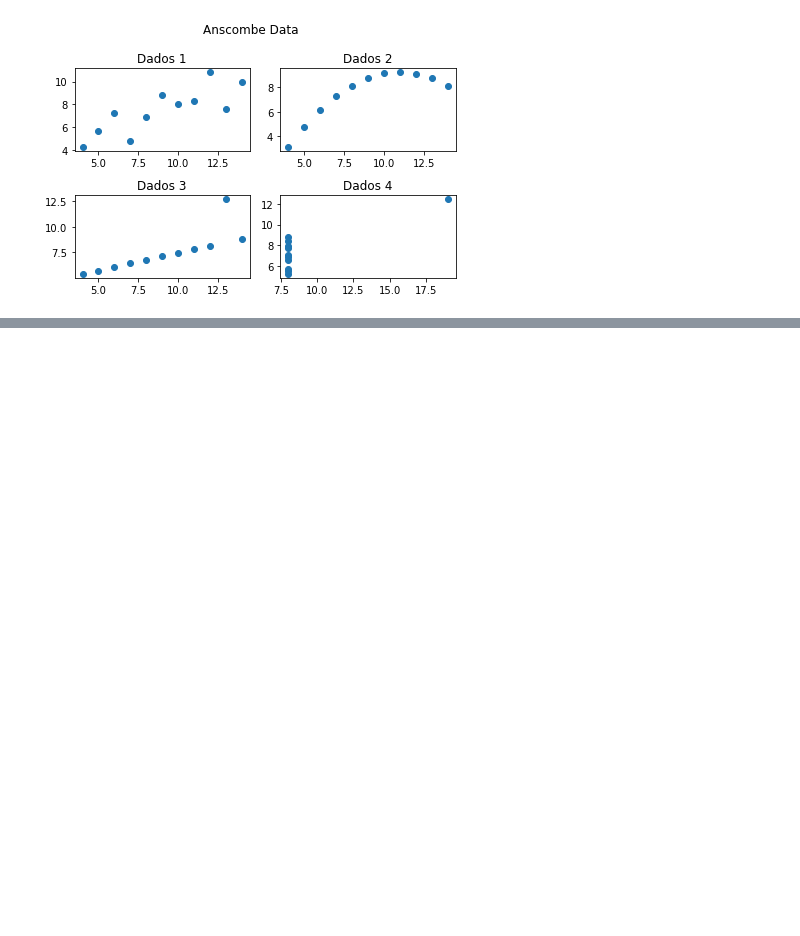
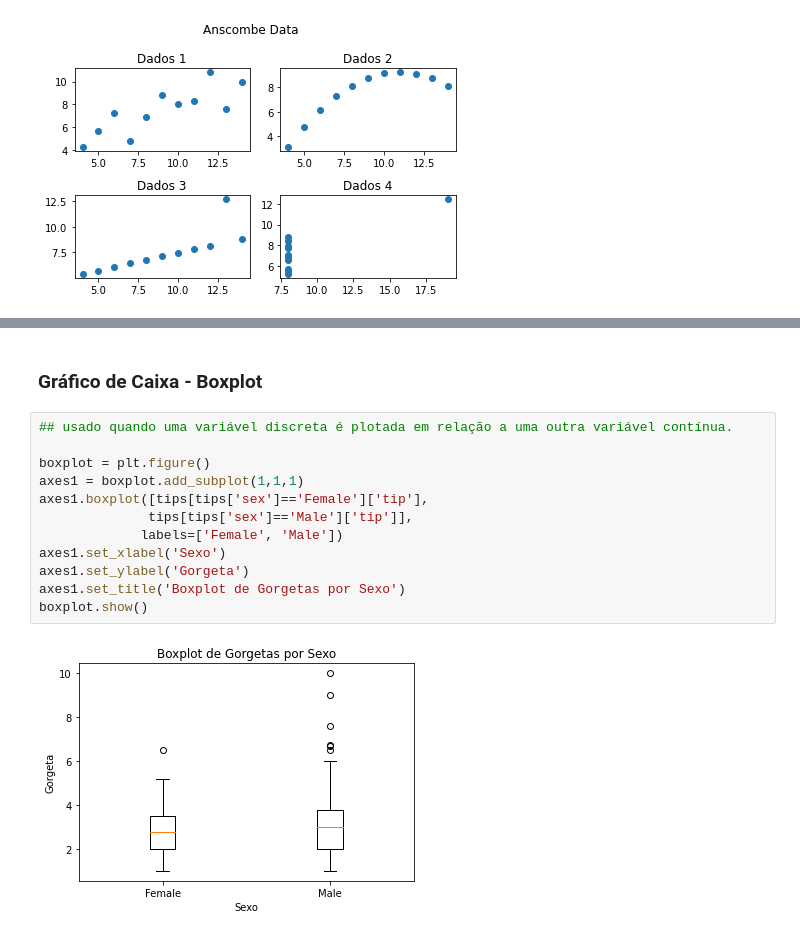
Before and after one commit to Jose-Paschoal/Analise_Dados_Pandas, a Jupyter notebook: 03 - Introdução à Plotagem - Análise de Dados com Pandas.ipynb, the cells around one changed output, grey strips where cells are left out. Saved outputs shown, nothing was run; the diff lists cells and outputs as text; blank space fills up the shorter version.

```diff
--- a/03 - Introdução à Plotagem - Análise de Dados com Pandas.ipynb
+++ b/03 - Introdução à Plotagem - Análise de Dados com Pandas.ipynb
@@ -81,0 +129,16 @@ fig.tight_layout()
+# %% [markdown]
+### Gráfico de Caixa - Boxplot
+# %%
+## usado quando uma variável discreta é plotada em relação a uma outra variável contínua.
+
+boxplot = plt.figure()
+axes1 = boxplot.add_subplot(1,1,1)
+axes1.boxplot([tips[tips['sex']=='Female']['tip'],
+              tips[tips['sex']=='Male']['tip']],
+             labels=['Female', 'Male'])
+axes1.set_xlabel('Sexo')
+axes1.set_ylabel('Gorgeta')
+axes1.set_title('Boxplot de Gorgetas por Sexo')
+boxplot.show()
+# %% [output]
+[figure, added]
```
Also changed, not shown: parts of 6 cells of this notebook.
